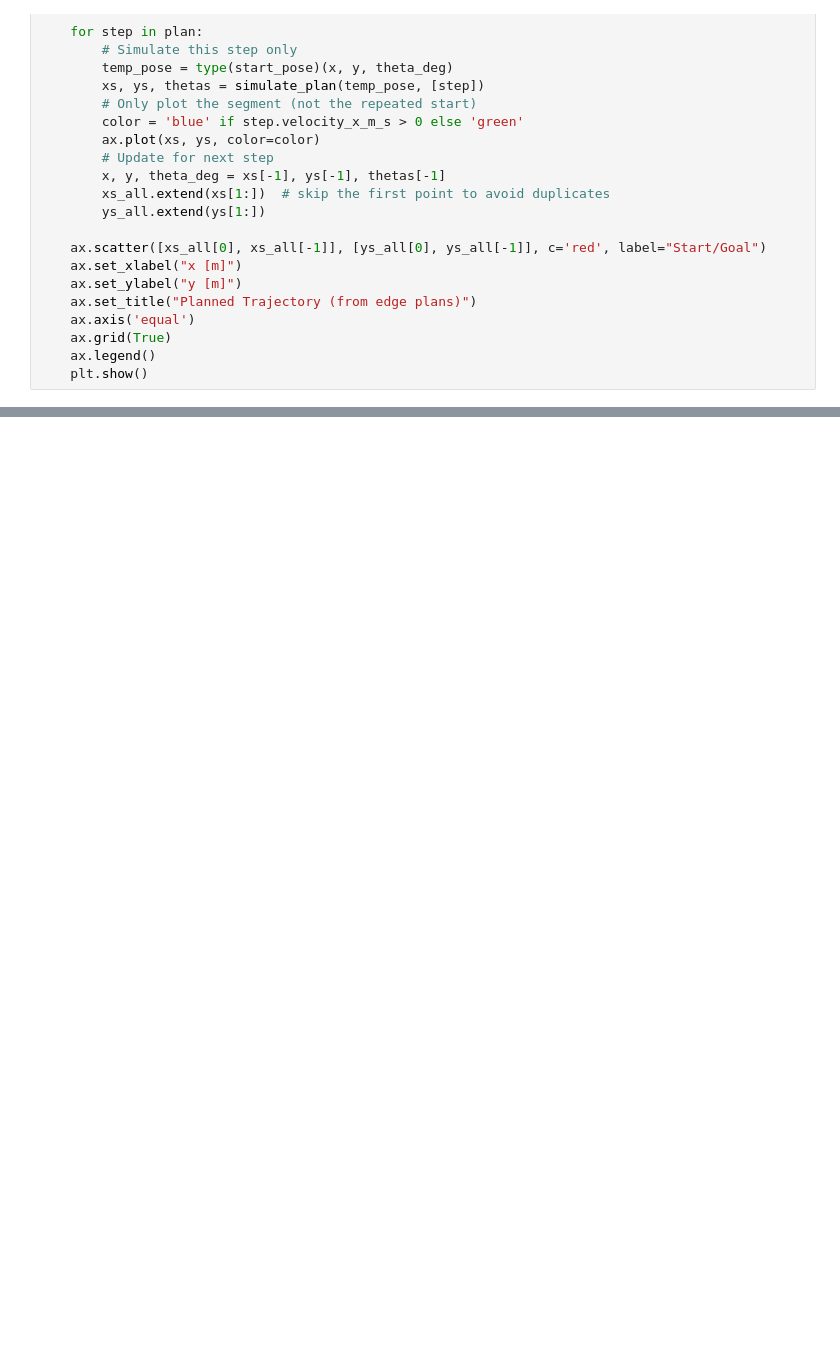
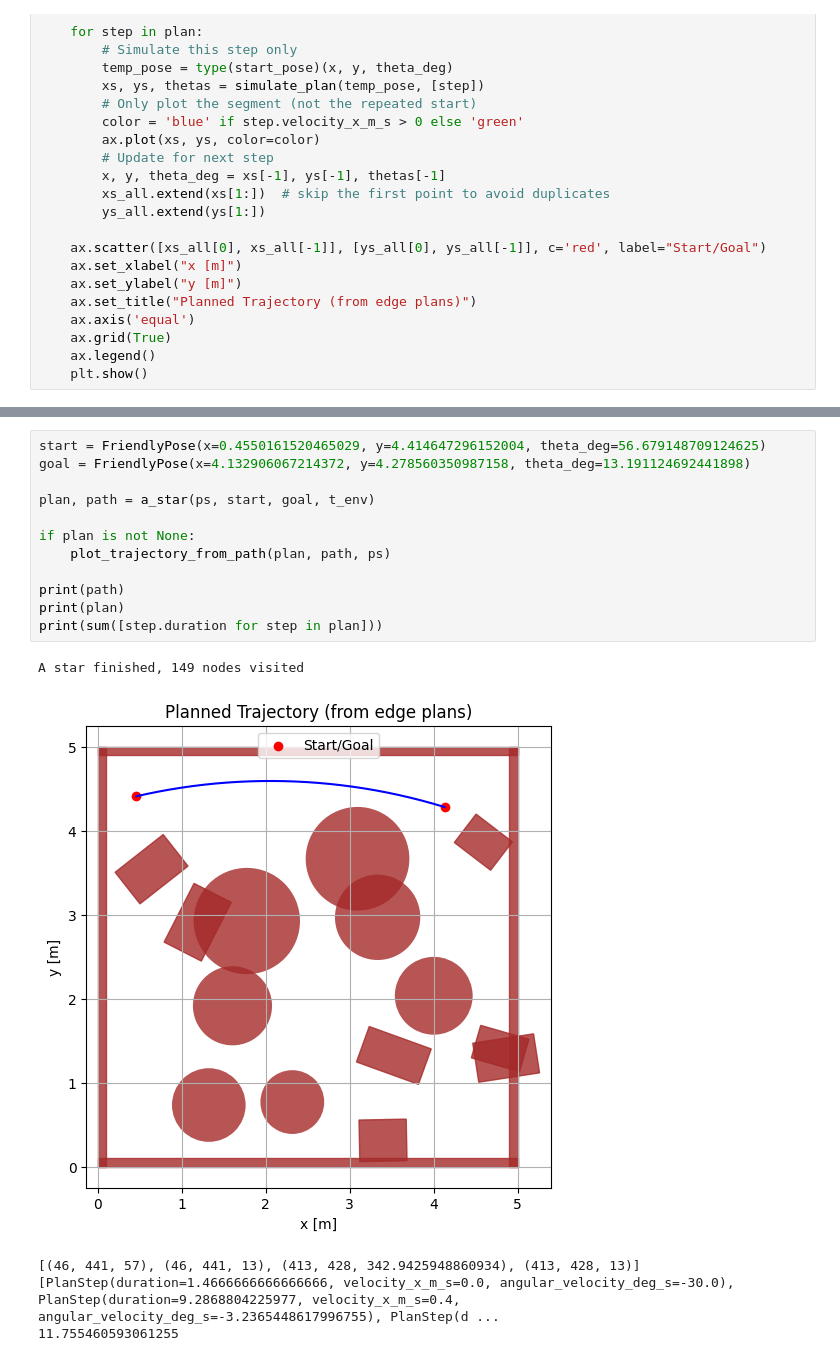
Before and after one commit to guillaumeboniface/duckietown-lx, a Jupyter notebook: planning/notebooks/02-Path-Planner/test_planning_obstacle.ipynb, the cells around one changed output, grey strips where cells are left out. Saved outputs shown, nothing was run; the diff lists cells and outputs as text; blank space fills up the shorter version.

```diff
--- a/planning/notebooks/02-Path-Planner/test_planning_obstacle.ipynb
+++ b/planning/notebooks/02-Path-Planner/test_planning_obstacle.ipynb
@@ -261,0 +414,18 @@ A star finished, 6217 nodes visited
+# %%
+start = FriendlyPose(x=0.4550161520465029, y=4.414647296152004, theta_deg=56.679148709124625)
+goal = FriendlyPose(x=4.132906067214372, y=4.278560350987158, theta_deg=13.191124692441898)
+
+plan, path = a_star(ps, start, goal, t_env)
+
+if plan is not None:
+    plot_trajectory_from_path(plan, path, ps)
+
+print(path)
+print(plan)
+print(sum([step.duration for step in plan]))
+# %% [output]
+A star finished, 149 nodes visited
+[figure, added]
+[(46, 441, 57), (46, 441, 13), (413, 428, 342.9425948860934), (413, 428, 13)]
+[PlanStep(duration=1.4666666666666666, velocity_x_m_s=0.0, angular_velocity_deg_s=-30.0), PlanStep(duration=9.2868804225977, velocity_x_m_s=0.4, angular_velocity_deg_s=-3.2365448617996755), PlanStep(d ...
+11.755460593061255
```
Also changed, not shown: parts of 7 cells of this notebook, 8 other files.
